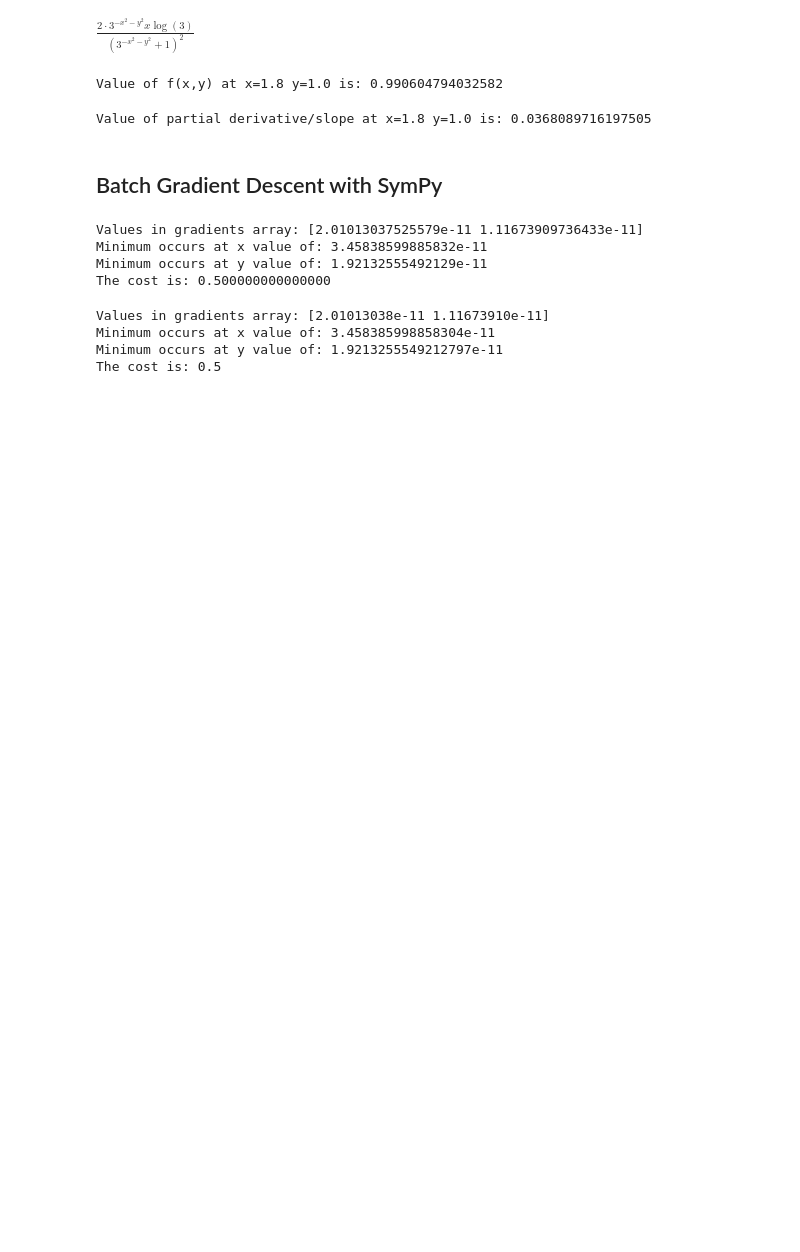
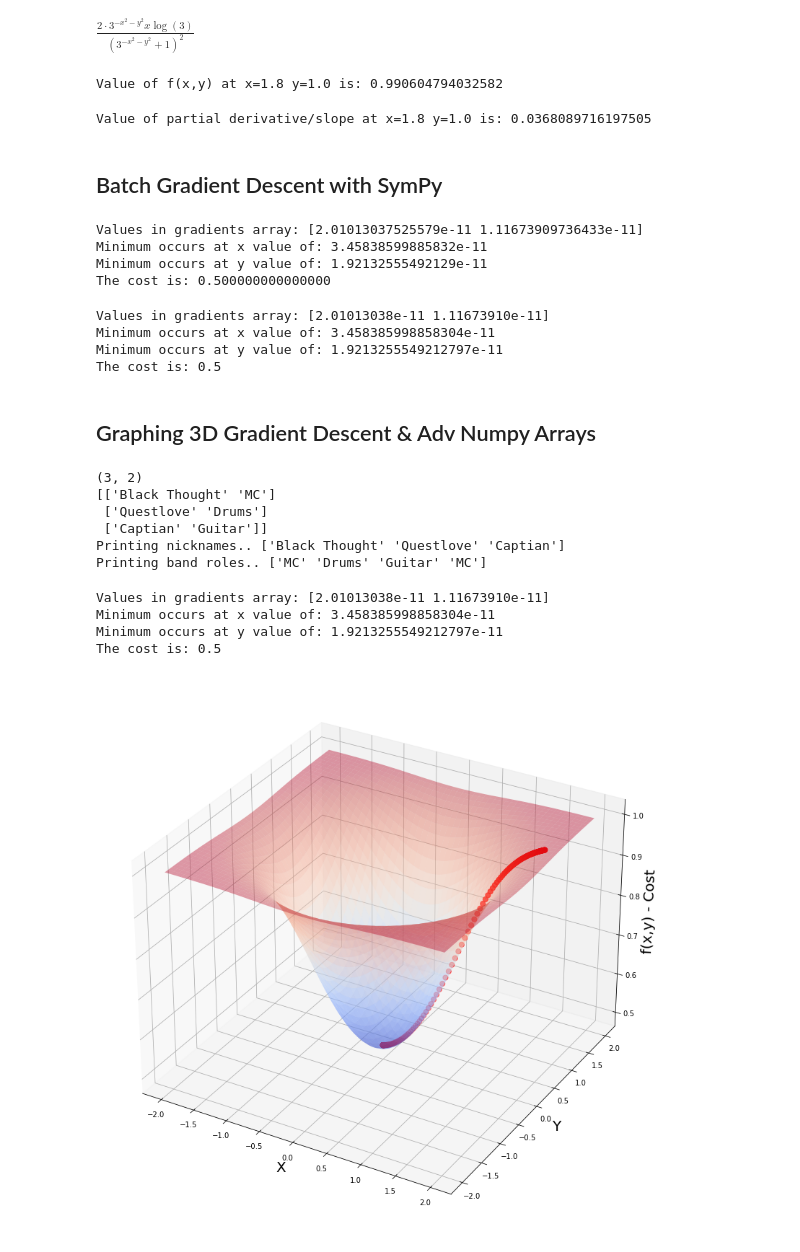
Before and after one commit to syedfaiqueali/Data-Science-And-Machine-Learning-Bootcamp, a Jupyter notebook: 2. Optimization and the Gradient Descent Algorithm/1. Gradient Descent.ipynb, the cells around one changed output. Cells and saved outputs as stored; diff of their text form; code cells hidden in the pictures; blank space fills up the shorter version.

Commit message:
Reshaping and slicing N-Dimensional Arrays and concatenating Numpy Arrays

```diff
--- a/2. Optimization and the Gradient Descent Algorithm/1. Gradient Descent.ipynb
+++ b/2. Optimization and the Gradient Descent Algorithm/1. Gradient Descent.ipynb
@@ -647,3 +647,79 @@ Values in gradients array: [2.01013038e-11 1.11673910e-11]
 Minimum occurs at x value of: 3.458385998858304e-11
 Minimum occurs at y value of: 1.9213255549212797e-11
 The cost is: 0.5
+# %% [markdown]
+## Graphing 3D Gradient Descent & Adv Numpy Arrays
+# %%
+# Advanced Numpy Array practice
+kirk = np.array([['Captian', 'Guitar']])
+#print(kirk.shape)  #2D(1,2)
+#print(kirk[0][0])
+
+hs_band = np.array([['Black Thought', 'MC'], ['Questlove', 'Drums']])
+#print(hs_band.shape) #MultiDimen.(2,2)
+#print(hs_band[0][1])
+
+the_roots = np.append(arr=hs_band, values=kirk, axis=0) #axis tells want to add as row or column
+print(the_roots.shape) #(3,2)
+print(the_roots)
+
+print('Printing nicknames..',the_roots[:,0]) #[:,0] Select all rows of column 0
+
+the_roots = np.append(arr=the_roots, values=[['Malik B', 'MC']], axis=0)
+print('Printing band roles..',the_roots[:,1]) #[:,0] Select all rows of column 1
+# %% [output]
+(3, 2)
+[['Black Thought' 'MC']
+ ['Questlove' 'Drums']
+ ['Captian' 'Guitar']]
+Printing nicknames.. ['Black Thought' 'Questlove' 'Captian']
+Printing band roles.. ['MC' 'Drums' 'Guitar' 'MC']
+# %%
+#Setup
+multiplier = 0.1
+max_iter = 500
+params = np.array([1.8,1.0]) #Initial guess(2D array)
+values_array = params.reshape(1,2) #2D array(1 row, 2 columns)
+
+for n in range(max_iter):
+    #1-
+    gradient_x = fpx(params[0],params[1])
+    gradient_y = fpy(params[0],params[1])
+
+    #2- Combine the above 2 values into a single numpy array
+    gradients = np.array([gradient_x, gradient_y])
+
+    #3- Learning part
+    params = params - multiplier * gradients
+
+    #4- Append as a row
+    values_array = np.append(arr=values_array, values=params.reshape(1,2), axis=0) #OR
+    #values_array = np.concatenate((values_array,params,reshape(1,2)), axis=0)
+
+
+#Results
+print('Values in gradients array:', gradients)
+print('Minimum occurs at x value of:', params[0])
+print('Minimum occurs at y value of:', params[1])
+print('The cost is:', f(params[0],params[1]))
+# %% [output]
+Values in gradients array: [2.01013038e-11 1.11673910e-11]
+Minimum occurs at x value of: 3.458385998858304e-11
+Minimum occurs at y value of: 1.9213255549212797e-11
+The cost is: 0.5
+# %%
+#Generating 3D Plot
+fig = plt.figure(figsize=[14,14])    #Store fig into a variable
+ax = fig.gca(projection='3d')        #Store chart axes into a variable, gca(get_current_axes)
+
+ax.set_xlabel('X', fontsize = 20)
+ax.set_ylabel('Y', fontsize = 20)
+ax.set_zlabel('f(x,y) - Cost', fontsize = 20)
+
+ax.plot_surface(x_4,y_4, f(x_4,y_4), cmap=cm.coolwarm, alpha = 0.4) #x,y,z axis(requries 2D array of each dimension)
+ax.scatter(values_array[:,0], values_array[:,1],
+           f(values_array[:,0], values_array[:,1]),
+           s=50, color='red')
+plt.show()
+# %% [output]
+[figure, added]
```
